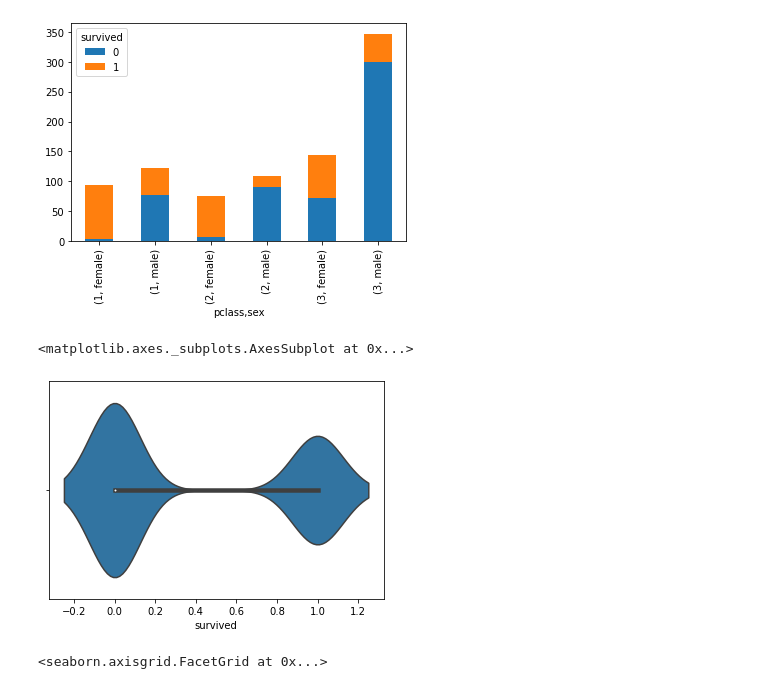
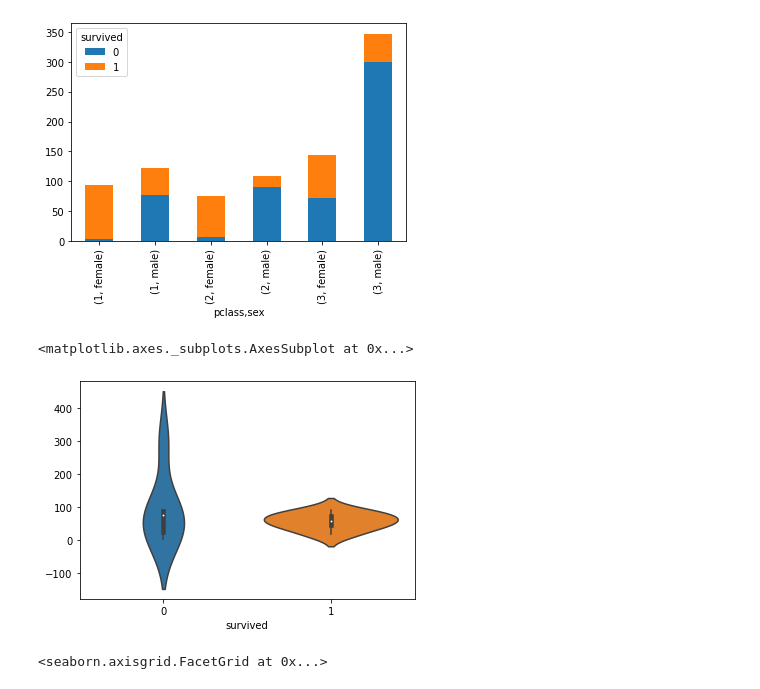
Before and after one commit to wayne82130/ML100Days, a Jupyter notebook: D21HW.ipynb, the cells around one changed output. Saved outputs shown, nothing was run; the diff lists cells and outputs as text; code cells hidden in the pictures.

```diff
--- a/D21HW.ipynb
+++ b/D21HW.ipynb
@@ -100,10 +100,10 @@ survived_counts.plot(kind='bar', stacked=True)
 # %%
 # 直接使用PANDAS dataframe, 當作參數
 #條形圖()顯示分類變數和連續變數之間的關係。數據以矩形條表示,其中條的長度表示該類別中數據的比例。
-sns.violinplot(data=df, x='survived')
+sns.violinplot(data=survived_counts)
 # %% [output]
 <matplotlib.axes._subplots.AxesSubplot at 0x...>
-[figure, old version]
+[figure, new version]
 # %%
 # 瞭解性別在各艙等的分布的存活率
 g = sns.FacetGrid(data=df, col='survived')
```
